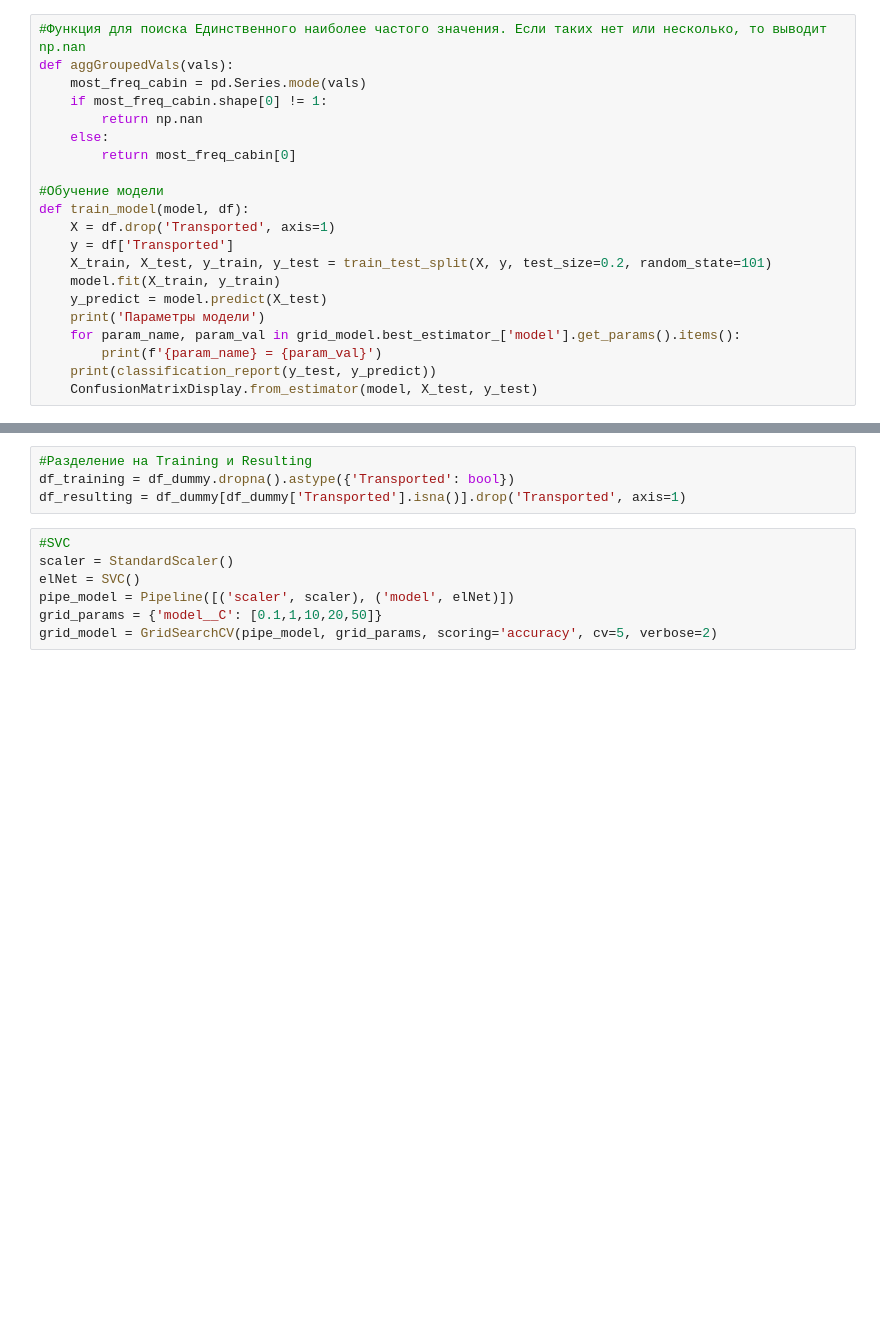
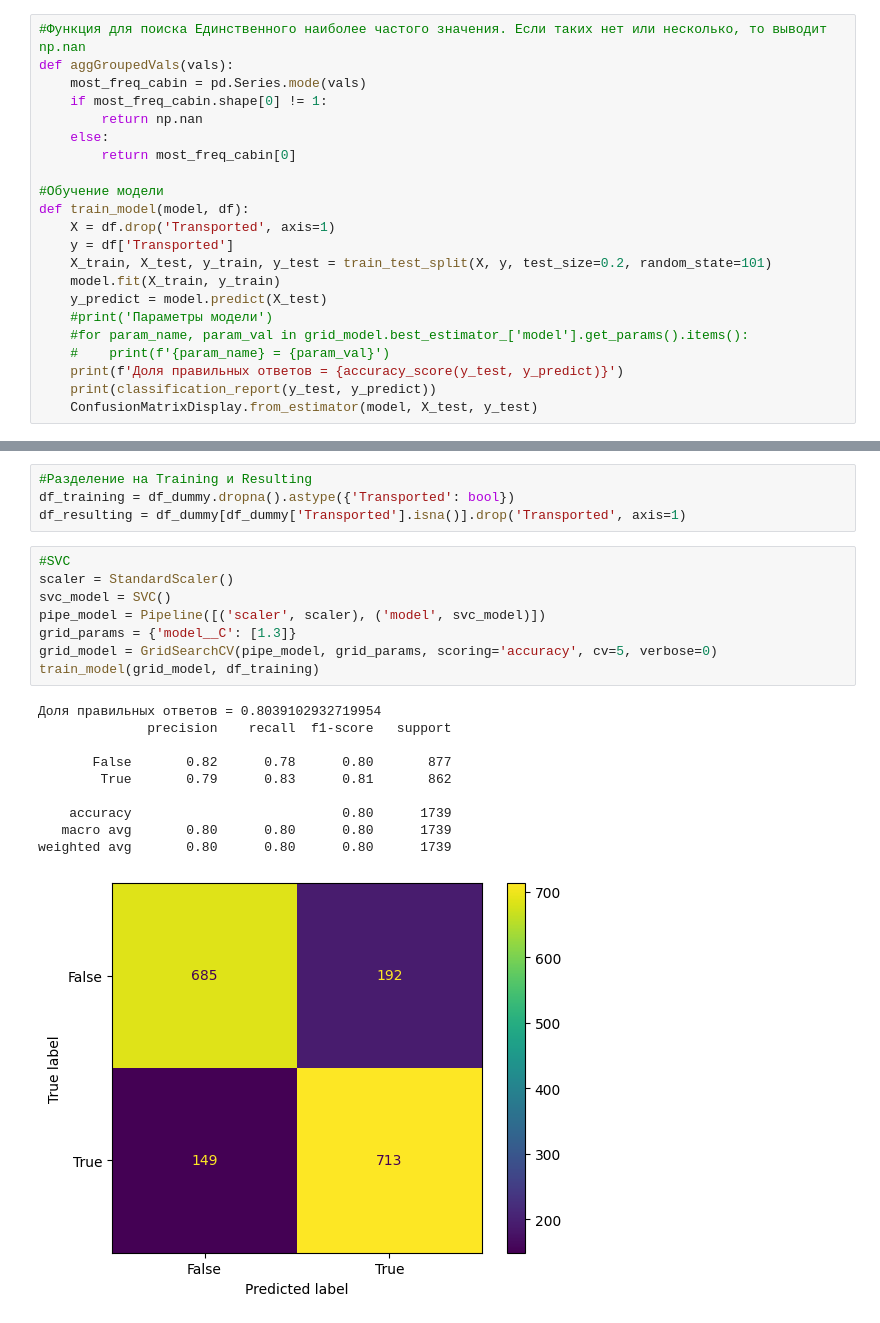
Before and after one commit to StartsevMaksim/Kaggle, a Jupyter notebook: Spaceship Titanic/Spaceship Titanic.ipynb, the cells around one changed output, grey strips where cells are left out. Cells and saved outputs as stored; diff of their text form; blank space fills up the shorter version.

```diff
--- a/Spaceship Titanic/Spaceship Titanic.ipynb
+++ b/Spaceship Titanic/Spaceship Titanic.ipynb
@@ -24,9 +27,10 @@ def train_model(model, df):
     X_train, X_test, y_train, y_test = train_test_split(X, y, test_size=0.2, random_state=101)
     model.fit(X_train, y_train)
     y_predict = model.predict(X_test)
-    print('Параметры модели')
-    for param_name, param_val in grid_model.best_estimator_['model'].get_params().items():
-        print(f'{param_name} = {param_val}')
+    #print('Параметры модели')
+    #for param_name, param_val in grid_model.best_estimator_['model'].get_params().items():
+    #    print(f'{param_name} = {param_val}')
+    print(f'Доля правильных ответов = {accuracy_score(y_test, y_predict)}')
     print(classification_report(y_test, y_predict))
     ConfusionMatrixDisplay.from_estimator(model, X_test, y_test)
 # %%
@@ -372,7 +376,19 @@ df_resulting = df_dummy[df_dummy['Transported'].isna()].drop('Transported', axis
 # %%
 #SVC
 scaler = StandardScaler()
-elNet = SVC()
-pipe_model = Pipeline([('scaler', scaler), ('model', elNet)])
-grid_params = {'model__C': [0.1,1,10,20,50]}
-grid_model = GridSearchCV(pipe_model, grid_params, scoring='accuracy', cv=5, verbose=2)
+svc_model = SVC()
+pipe_model = Pipeline([('scaler', scaler), ('model', svc_model)])
+grid_params = {'model__C': [1.3]}
+grid_model = GridSearchCV(pipe_model, grid_params, scoring='accuracy', cv=5, verbose=0)
+train_model(grid_model, df_training)
+# %% [output]
+Доля правильных ответов = 0.8039102932719954
+              precision    recall  f1-score   support
+
+       False       0.82      0.78      0.80       877
+        True       0.79      0.83      0.81       862
+
+    accuracy                           0.80      1739
+   macro avg       0.80      0.80      0.80      1739
+weighted avg       0.80      0.80      0.80      1739
+[figure, added]
```
Also changed, not shown: parts of 11 cells of this notebook.
